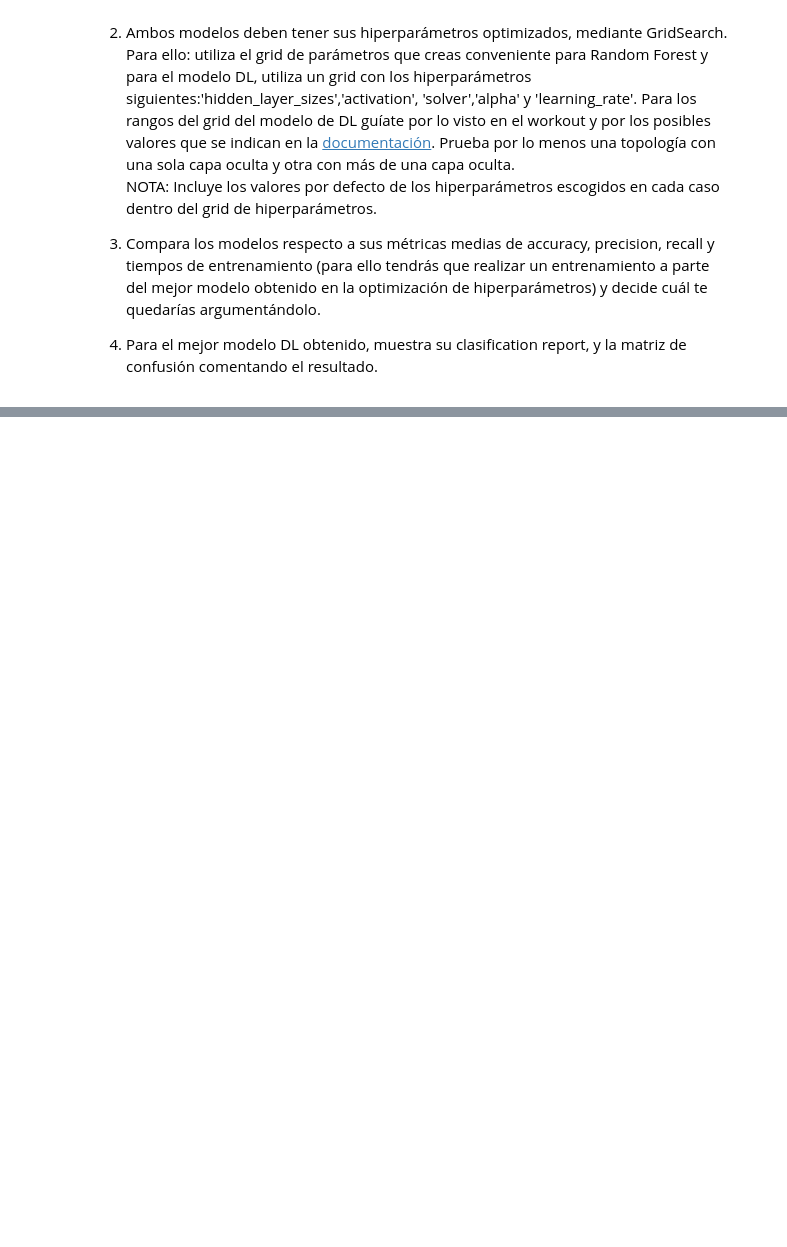
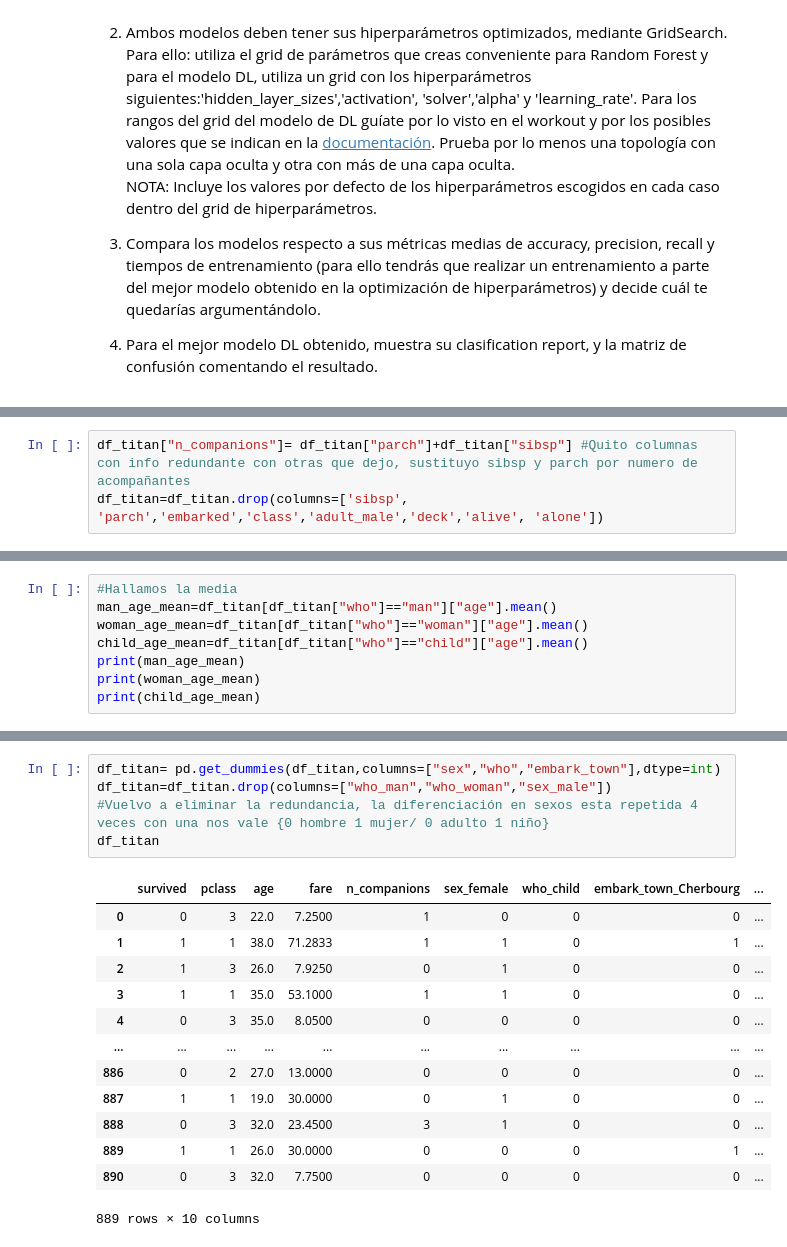
Before and after one commit to Cmonzon-94/ONLINE_DS_THEBRIDGE_Cmonzon, a Jupyter notebook: 05_Deep_Learning/Sprint_16/Unidad_01_Introduccion_Deep_Learning/Unidad_01/Practica_Obligatoria/18_Practica_Obligatoria_Introduccion_Deep_Learning.ipynb, the cells around one changed output, grey strips where cells are left out. Drawn from its saved outputs; the diff is of its cells as text; blank space fills up the shorter version.

```diff
--- a/05_Deep_Learning/Sprint_16/Unidad_01_Introduccion_Deep_Learning/Unidad_01/Practica_Obligatoria/18_Practica_Obligatoria_Introduccion_Deep_Learning.ipynb
+++ b/05_Deep_Learning/Sprint_16/Unidad_01_Introduccion_Deep_Learning/Unidad_01/Practica_Obligatoria/18_Practica_Obligatoria_Introduccion_Deep_Learning.ipynb
@@ -28,0 +66,3 @@ NOTA: Incluye los valores por defecto de los hiperparámetros escogidos en cada
+# %%
+df_titan["n_companions"]= df_titan["parch"]+df_titan["sibsp"] #Quito columnas con info redundante con otras que dejo, sustituyo sibsp y parch por numero de acompañantes
+df_titan=df_titan.drop(columns=['sibsp', 'parch','embarked','class','adult_male','deck','alive', 'alone'])
@@ -28,0 +110,8 @@ NOTA: Incluye los valores por defecto de los hiperparámetros escogidos en cada
+# %%
+#Hallamos la media
+man_age_mean=df_titan[df_titan["who"]=="man"]["age"].mean()
+woman_age_mean=df_titan[df_titan["who"]=="woman"]["age"].mean()
+child_age_mean=df_titan[df_titan["who"]=="child"]["age"].mean()
+print(man_age_mean)
+print(woman_age_mean)
+print(child_age_mean)
@@ -28,0 +156,19 @@ NOTA: Incluye los valores por defecto de los hiperparámetros escogidos en cada
+# %%
+df_titan= pd.get_dummies(df_titan,columns=["sex","who","embark_town"],dtype=int)
+df_titan=df_titan.drop(columns=["who_man","who_woman","sex_male"])
+#Vuelvo a eliminar la redundancia, la diferenciación en sexos esta repetida 4 veces con una nos vale {0 hombre 1 mujer/ 0 adulto 1 niño}
+df_titan
+# %% [output]
+|  | survived | pclass | age | fare | n_companions | sex_female | who_child | embark_town_Cherbourg | ... |
+| 0 | 0 | 3 | 22.0 | 7.2500 | 1 | 0 | 0 | 0 | ... |
+| 1 | 1 | 1 | 38.0 | 71.2833 | 1 | 1 | 0 | 1 | ... |
+| 2 | 1 | 3 | 26.0 | 7.9250 | 0 | 1 | 0 | 0 | ... |
+| 3 | 1 | 1 | 35.0 | 53.1000 | 1 | 1 | 0 | 0 | ... |
+| 4 | 0 | 3 | 35.0 | 8.0500 | 0 | 0 | 0 | 0 | ... |
+| ... | ... | ... | ... | ... | ... | ... | ... | ... | ... |
+| 886 | 0 | 2 | 27.0 | 13.0000 | 0 | 0 | 0 | 0 | ... |
+| 887 | 1 | 1 | 19.0 | 30.0000 | 0 | 1 | 0 | 0 | ... |
+| 888 | 0 | 3 | 32.0 | 23.4500 | 3 | 1 | 0 | 0 | ... |
+| 889 | 1 | 1 | 26.0 | 30.0000 | 0 | 0 | 0 | 1 | ... |
+| 890 | 0 | 3 | 32.0 | 7.7500 | 0 | 0 | 0 | 0 | ... |
+889 rows × 10 columns
```
Also changed, not shown: parts of 20 cells of this notebook, 3 other files.
